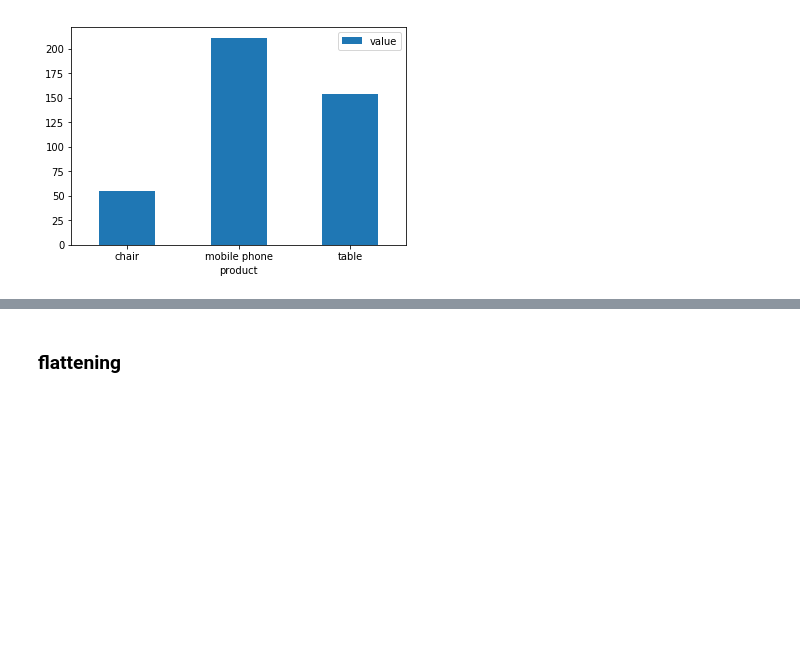
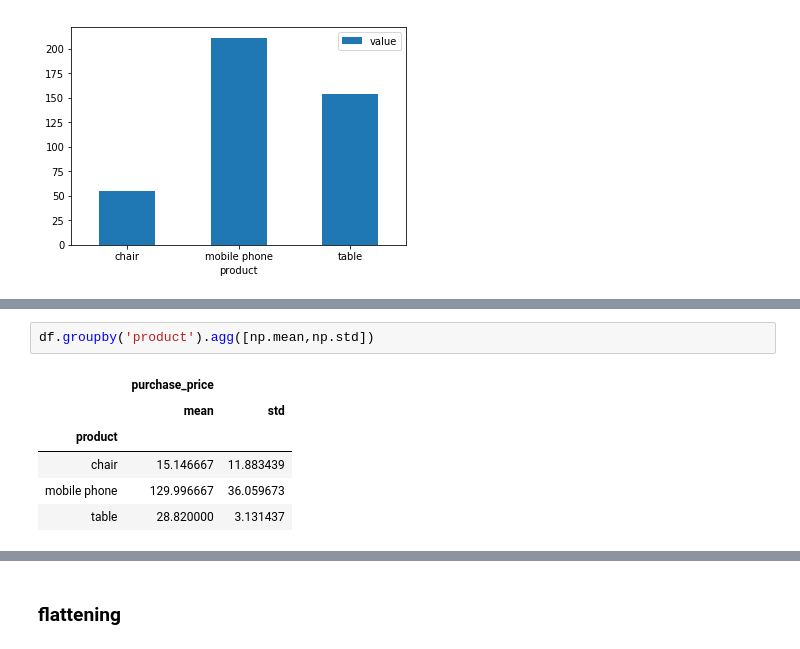
Before and after one commit to queirozfcom/python-sandbox, a Jupyter notebook: python3/notebooks/pandas-groupby-post/main.ipynb, the cells around one changed output, grey strips where cells are left out. Drawn from its saved outputs; the diff is of its cells as text; blank space fills up the shorter version.

```diff
--- a/python3/notebooks/pandas-groupby-post/main.ipynb
+++ b/python3/notebooks/pandas-groupby-post/main.ipynb
@@ -97,0 +123,9 @@ plt.show()
+# %%
+df.groupby('product').agg([np.mean,np.std])
+# %% [output]
+|  | purchase_price |  |
+|  | mean | std |
+| product |  |  |
+| chair | 15.146667 | 11.883439 |
+| mobile phone | 129.996667 | 36.059673 |
+| table | 28.820000 | 3.131437 |
```
Also changed, not shown: parts of 8 cells of this notebook, 3 other files.
